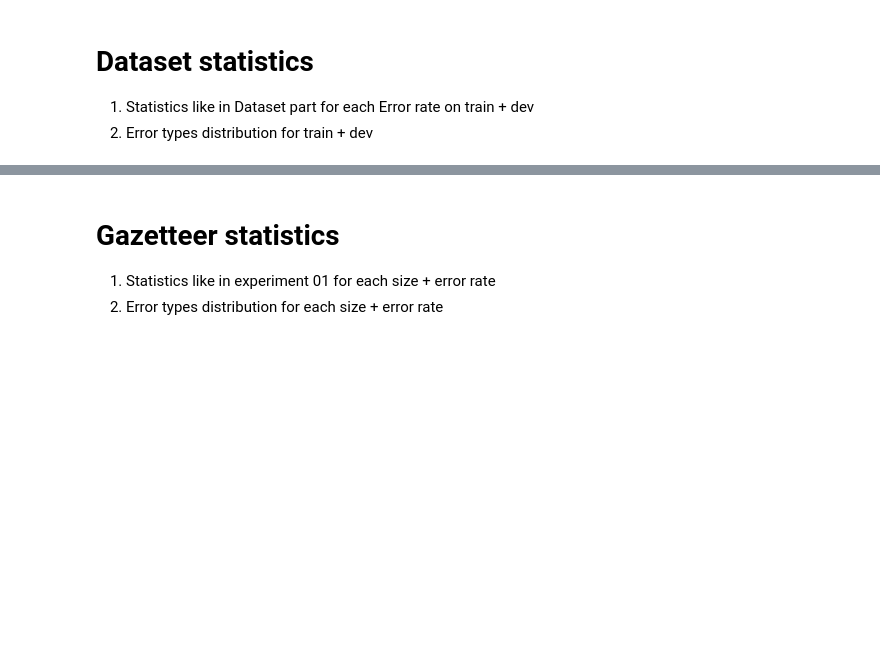
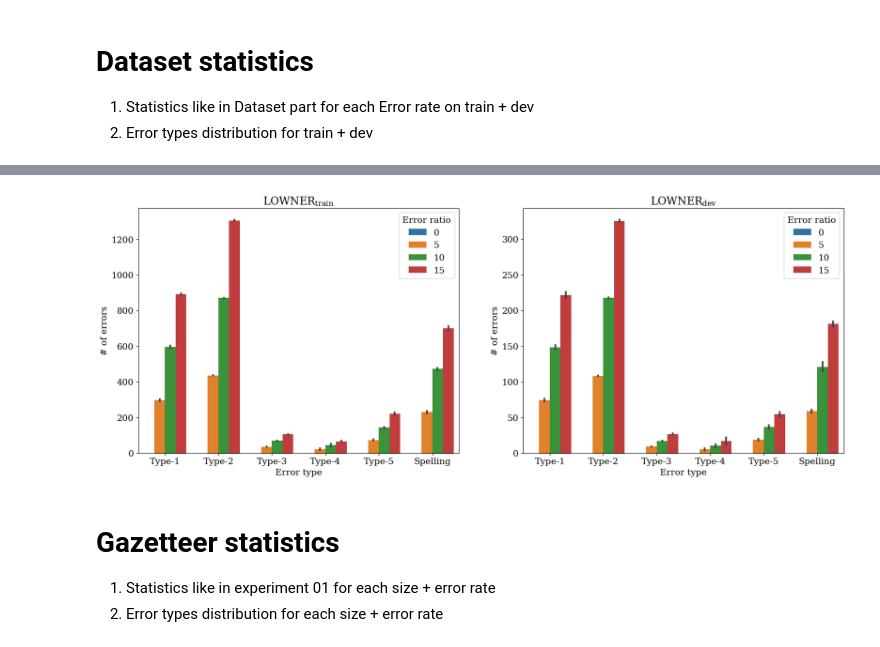
Before and after one commit to roebbert92/thesis, a Jupyter notebook: evaluations/02_content.ipynb, the cells around one changed output, grey strips where cells are left out. Cells and saved outputs as stored; diff of their text form; code cells hidden in the pictures; blank space fills up the shorter version.

Commit message:
done experiment 02 visuals

```diff
--- a/evaluations/02_content.ipynb
+++ b/evaluations/02_content.ipynb
@@ -863,0 +1195,20 @@ print(df.style.pipe(highlight_correlations).format('{:.4f}').to_latex(
+# %%
+flattened_error_dist_df = error_dist_df.set_index(
+    ["seed", "gazetteer_size", "error_ratio", "dataset"]).stack()
+flattened_error_dist_df.index.rename(
+    ["seed", "gazetteer_size", "error_ratio", "dataset", "metric"], inplace=True)
+flattened_error_dist_df.name = "# of errors"
+metric_names = {
+    'spelling_errors': "Spelling",
+    'error_type1': "Type-1",
+    'error_type2': "Type-2",
+    'error_type3': "Type-3",
+    'error_type4': "Type-4",
+    'error_type5': "Type-5"
+}
+
+
+flattened_error_dist_df = flattened_error_dist_df.reset_index().rename({"error_ratio": "Error ratio", "metric": "Error type"}, axis=1)
+flattened_error_dist_df["Error type"] = flattened_error_dist_df[
+    "Error type"].map(metric_names)
+flattened_error_dist_df
@@ -864,3 +1229,48 @@ print(df.style.pipe(highlight_correlations).format('{:.4f}').to_latex(
+# %%
+import seaborn as sns
+import matplotlib.pyplot as plt
+
+fig, axs = plt.subplots(1, 2, sharex=True, figsize=(20, 7))
+sns.barplot(flattened_error_dist_df[flattened_error_dist_df["dataset"] ==
+                                    "lowner_train"],
+            x="Error type",
+            y="# of errors",
+            hue="Error ratio",
+            order=[
+                "Type-1",
+                "Type-2",
+                "Type-3",
+                "Type-4",
+                "Type-5",
+                "Spelling",
+            ],
+            errorbar="sd",
+            ax=axs[0])
+axs[0].set_title("LOWNER$_{train}$")
+sns.barplot(flattened_error_dist_df[flattened_error_dist_df["dataset"] ==
+                                    "lowner_dev"],
+            x="Error type",
+            y="# of errors",
+            hue="Error ratio",
+            order=[
+                "Type-1",
+                "Type-2",
+                "Type-3",
+                "Type-4",
+                "Type-5",
+                "Spelling",
+            ],
+            errorbar="sd",
+            ax=axs[1])
+axs[1].set_title("LOWNER$_{dev}$")
+LATEX_THESIS_PATH = "/home/loebbert/OneDrive/Studium/Master/Masterarbeit/Thesis"
+os.makedirs(os.path.join(LATEX_THESIS_PATH, "drawings", "02_content"), exist_ok=True)
+plt.savefig(os.path.join(LATEX_THESIS_PATH, "drawings", "02_content",
+                         "dataset_error_distribution.png"),
+            bbox_inches="tight",
+            dpi=200)
+# %% [output]
+[figure, added]
 # %% [markdown]
 # Gazetteer statistics
 1. Statistics like in experiment 01 for each size + error rate
```
Also changed, not shown: parts of 24 cells of this notebook.
